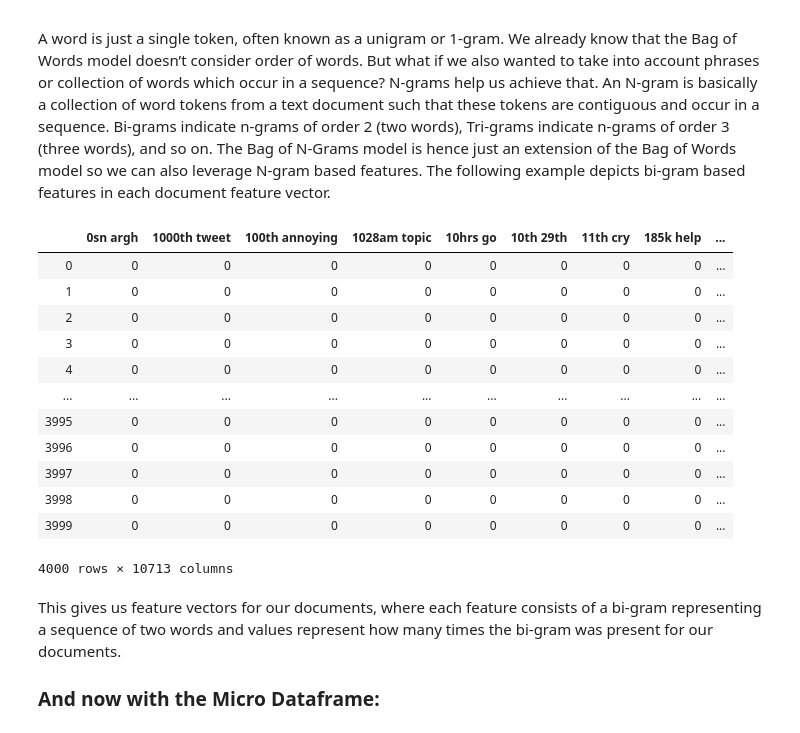
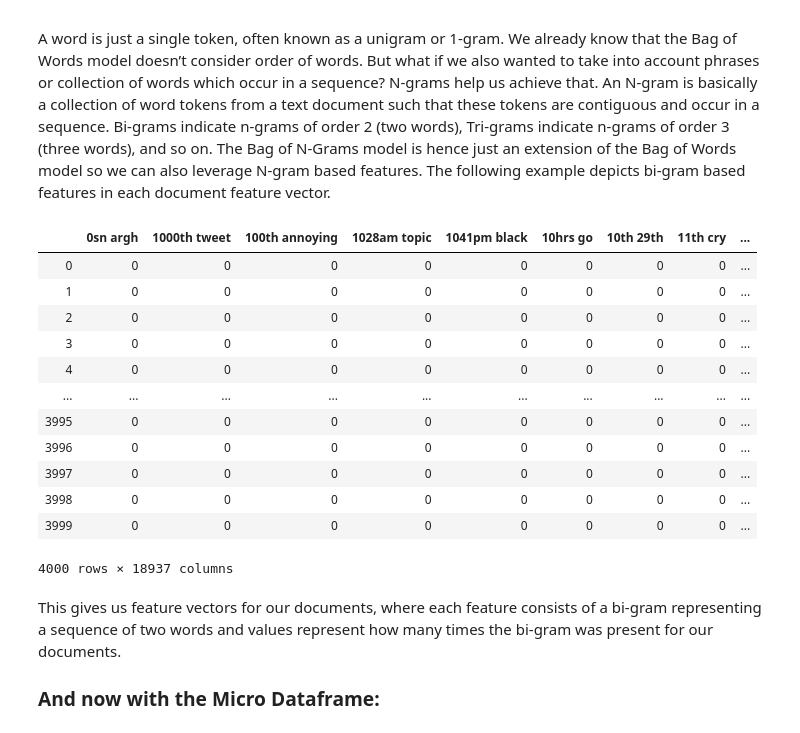
Before and after one commit to 3dspace/language-processing-lifecycle-fall2019, a Jupyter notebook: pgray-csml1010-project.ipynb, the cells around one changed output. Cells and saved outputs as stored; diff of their text form; code cells hidden in the pictures.

```diff
--- a/pgray-csml1010-project.ipynb
+++ b/pgray-csml1010-project.ipynb
@@ -669,13 +682,13 @@ A word is just a single token, often known as a unigram or 1-gram. We already kn
 # %%
 # you can set the n-gram range to 1,2 to get unigrams as well as bigrams
 bv = CountVectorizer(ngram_range=(2,2))
-bv_matrix = bv.fit_transform(df_sm['text_nouns'])
+bv_matrix = bv.fit_transform(df_sm['text_nav'])
 
 bv_matrix = bv_matrix.toarray()
 vocab = bv.get_feature_names()
 pd.DataFrame(bv_matrix, columns=vocab)
 # %% [output]
-|  | 0sn argh | 1000th tweet | 100th annoying | 1028am topic | 10hrs go | 10th 29th | 11th cry | 185k help | ... |
+|  | 0sn argh | 1000th tweet | 100th annoying | 1028am topic | 1041pm black | 10hrs go | 10th 29th | 11th cry | ... |
 | 0 | 0 | 0 | 0 | 0 | 0 | 0 | 0 | 0 | ... |
 | 1 | 0 | 0 | 0 | 0 | 0 | 0 | 0 | 0 | ... |
 | 2 | 0 | 0 | 0 | 0 | 0 | 0 | 0 | 0 | ... |
@@ -687,7 +700,7 @@ pd.DataFrame(bv_matrix, columns=vocab)
 | 3997 | 0 | 0 | 0 | 0 | 0 | 0 | 0 | 0 | ... |
 | 3998 | 0 | 0 | 0 | 0 | 0 | 0 | 0 | 0 | ... |
 | 3999 | 0 | 0 | 0 | 0 | 0 | 0 | 0 | 0 | ... |
-4000 rows × 10713 columns
+4000 rows × 18937 columns
 # %% [markdown]
 This gives us feature vectors for our documents, where each feature consists of a bi-gram representing a sequence of two words and values represent how many times the bi-gram was present for our documents.
 
```
Also changed, not shown: parts of 17 cells of this notebook.
